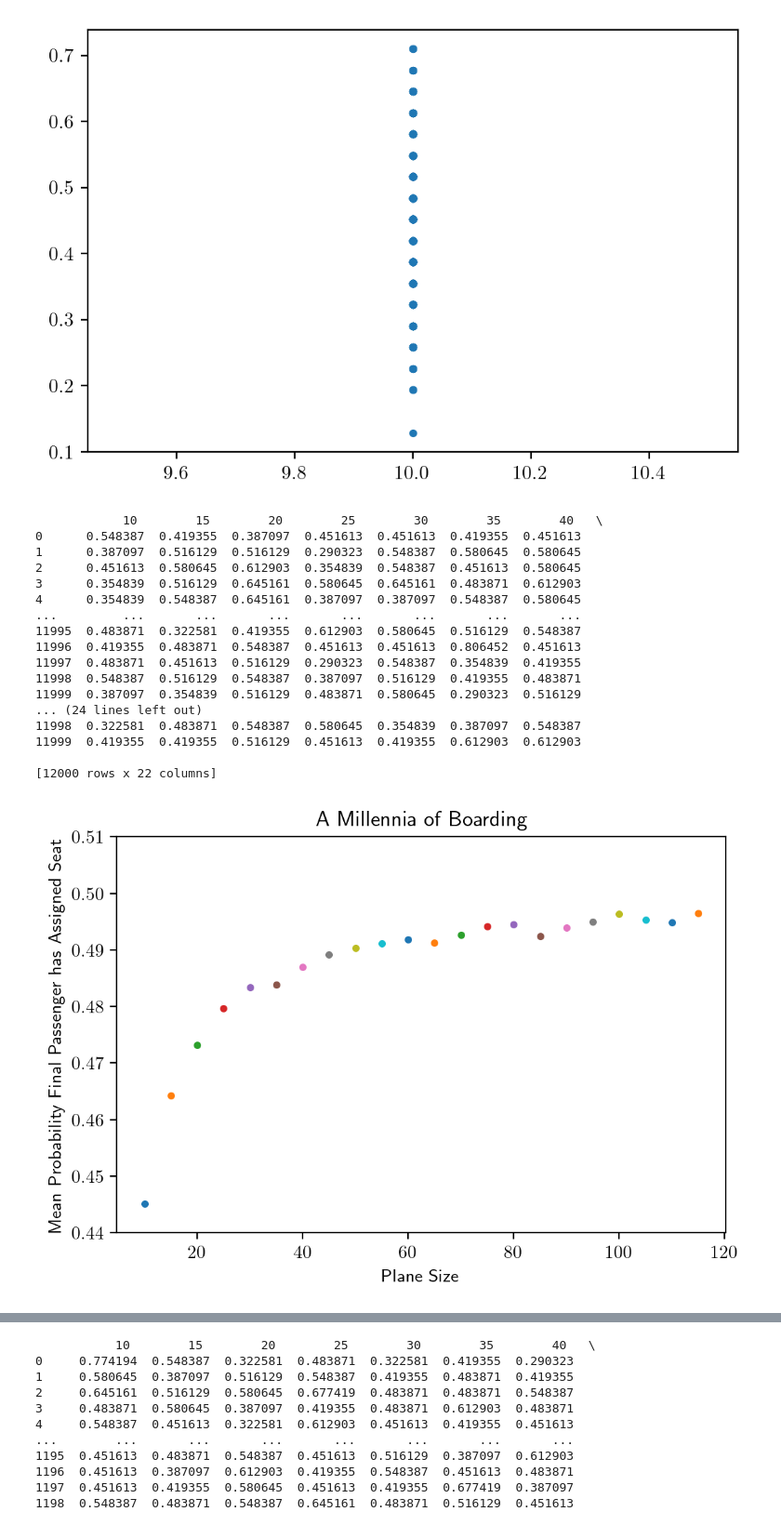
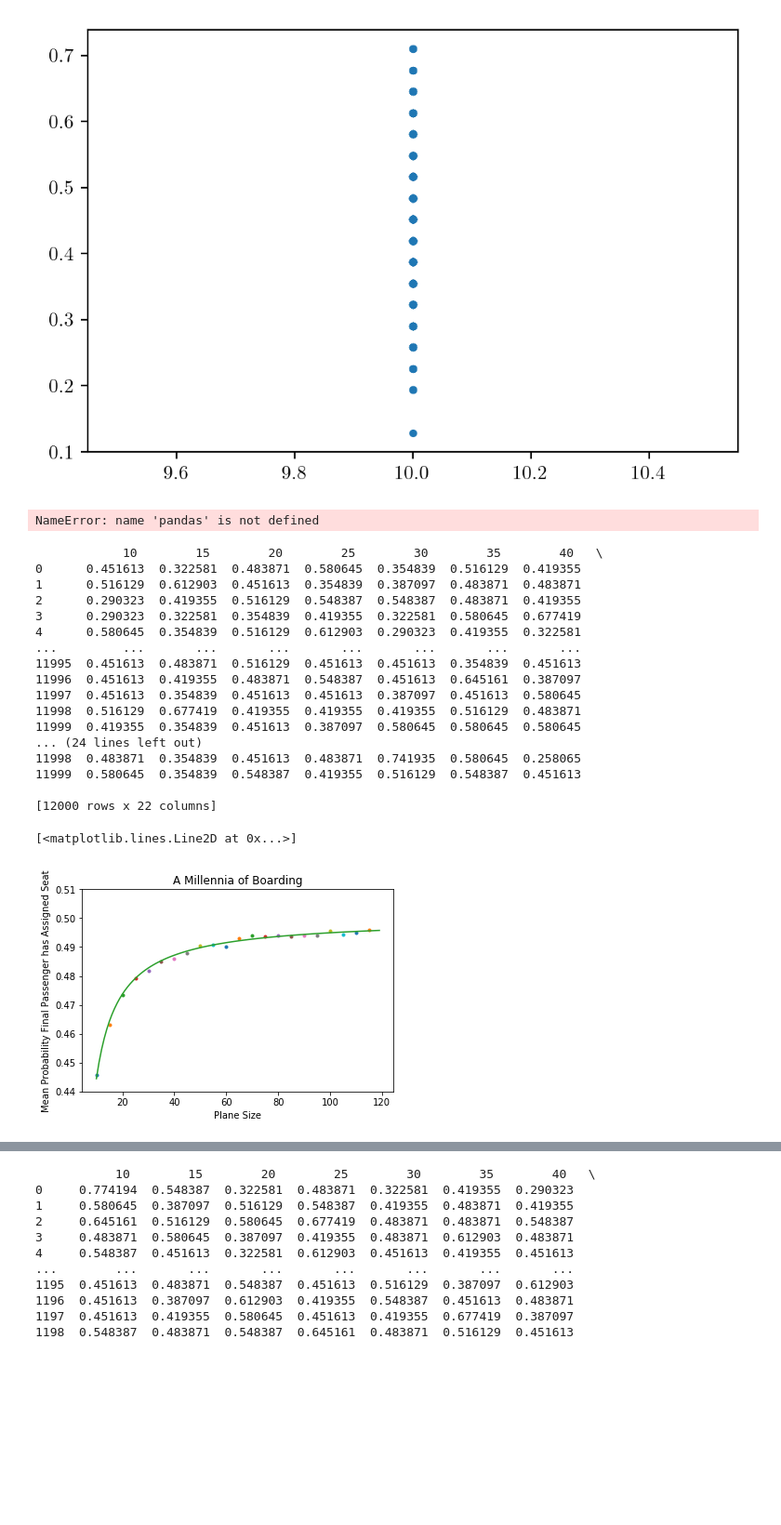
Before and after one commit to lachstr/physics_animations, a Jupyter notebook: jupyter/Airplane Boarding Problem.ipynb, the cells around one changed output, grey strips where cells are left out. Shown: that part at 93% size. Cells and saved outputs as stored; diff of their text form; code cells hidden in the pictures; blank space fills up the shorter version.

```diff
--- a/jupyter/Airplane Boarding Problem.ipynb
+++ b/jupyter/Airplane Boarding Problem.ipynb
@@ -178,38 +178,65 @@ for plane_size in plane_sizes:
         probability_this_year = able_to_sit_in_assigned_seat/31
 
         resulting_prob[plane_size].append(probability_this_year)
-
-data2 = pandas.DataFrame(resulting_prob)
-print(data2)
 # %% [output]
-            10        15        20        25        30        35        40   \
-0      0.548387  0.419355  0.387097  0.451613  0.451613  0.419355  0.451613
-1      0.387097  0.516129  0.516129  0.290323  0.548387  0.580645  0.580645
-2      0.451613  0.580645  0.612903  0.354839  0.548387  0.451613  0.580645
-3      0.354839  0.516129  0.645161  0.580645  0.645161  0.483871  0.612903
-4      0.354839  0.548387  0.645161  0.387097  0.387097  0.548387  0.580645
-...         ...       ...       ...       ...       ...       ...       ...
-11995  0.483871  0.322581  0.419355  0.612903  0.580645  0.516129  0.548387
-11996  0.419355  0.483871  0.548387  0.451613  0.451613  0.806452  0.451613
-11997  0.483871  0.451613  0.516129  0.290323  0.548387  0.354839  0.419355
-11998  0.548387  0.516129  0.548387  0.387097  0.516129  0.419355  0.483871
-11999  0.387097  0.354839  0.516129  0.483871  0.580645  0.290323  0.516129
-... (24 lines left out)
-11998  0.322581  0.483871  0.548387  0.580645  0.354839  0.387097  0.548387
-11999  0.419355  0.419355  0.516129  0.451613  0.419355  0.612903  0.612903
-
-[12000 rows x 22 columns]
+NameError: name 'pandas' is not defined
+# %%
+import pandas
+data2 = pandas.DataFrame(resulting_prob)
+print(data2)
+# %% [output]
+            10        15        20        25        30        35        40   \
+0      0.451613  0.322581  0.483871  0.580645  0.354839  0.516129  0.419355
+1      0.516129  0.612903  0.451613  0.354839  0.387097  0.483871  0.483871
+2      0.290323  0.419355  0.516129  0.548387  0.548387  0.483871  0.419355
+3      0.290323  0.322581  0.354839  0.419355  0.322581  0.580645  0.677419
+4      0.580645  0.354839  0.516129  0.612903  0.290323  0.419355  0.322581
+...         ...       ...       ...       ...       ...       ...       ...
+11995  0.451613  0.483871  0.516129  0.451613  0.451613  0.354839  0.451613
+11996  0.451613  0.419355  0.483871  0.548387  0.451613  0.645161  0.387097
+11997  0.451613  0.354839  0.451613  0.451613  0.387097  0.451613  0.580645
+11998  0.516129  0.677419  0.419355  0.419355  0.419355  0.516129  0.483871
+11999  0.419355  0.354839  0.451613  0.387097  0.580645  0.580645  0.580645
+... (24 lines left out)
+11998  0.483871  0.354839  0.451613  0.483871  0.741935  0.580645  0.258065
+11999  0.580645  0.354839  0.548387  0.419355  0.516129  0.548387  0.451613
+
+[12000 rows x 22 columns]
 # %%
+plane_sizes = np.arange(10, 120, 5)
+
 for plane_size in plane_sizes:
     plt.plot(plane_size, mean(data2[plane_size]), '.')
 
 plt.ylim([0.44, 0.51])
 plt.title('A Millennia of Boarding')
 plt.xlabel('Plane Size')
 plt.ylabel('Mean Probability Final Passenger has Assigned Seat')
 plt.savefig('meanprobvsplanesize-manyplanes.png')
+
+def pr(plane_size):
+    prob = 1/(plane_size-1)
+
+    for n in range(2, plane_size):
+        prob *= (1 + 1/(plane_size+1-n))
+
+    return prob
+
+import numpy as np
+
+plane_sizes = np.arange(10, 120, 1)
+
+import matplotlib.pyplot as plt
+
+probs = []
+for x in plane_sizes:
+    probs.append(1 - pr(x))
+
+
+plt.plot(plane_sizes, probs)
 # %% [output]
+[<matplotlib.lines.Line2D at 0x...>]
-[figure, old version]
+[figure, new version]
 # %%
 def board_plane_random(plane_size, PRINT_EVENTS=False):
 
```
Also changed, not shown: parts of 4 cells of this notebook, 2 other files.
